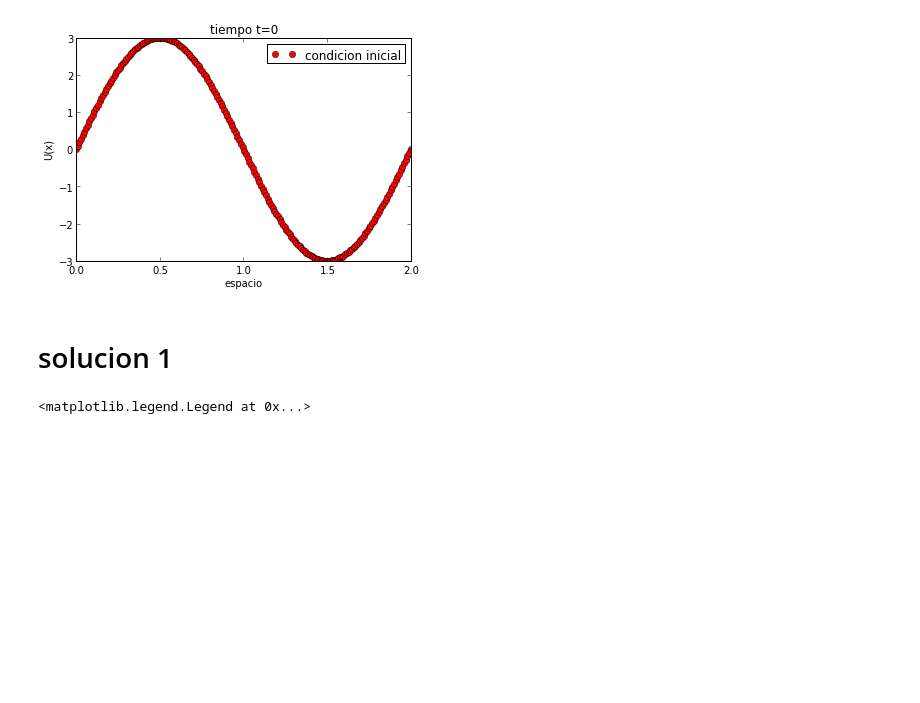
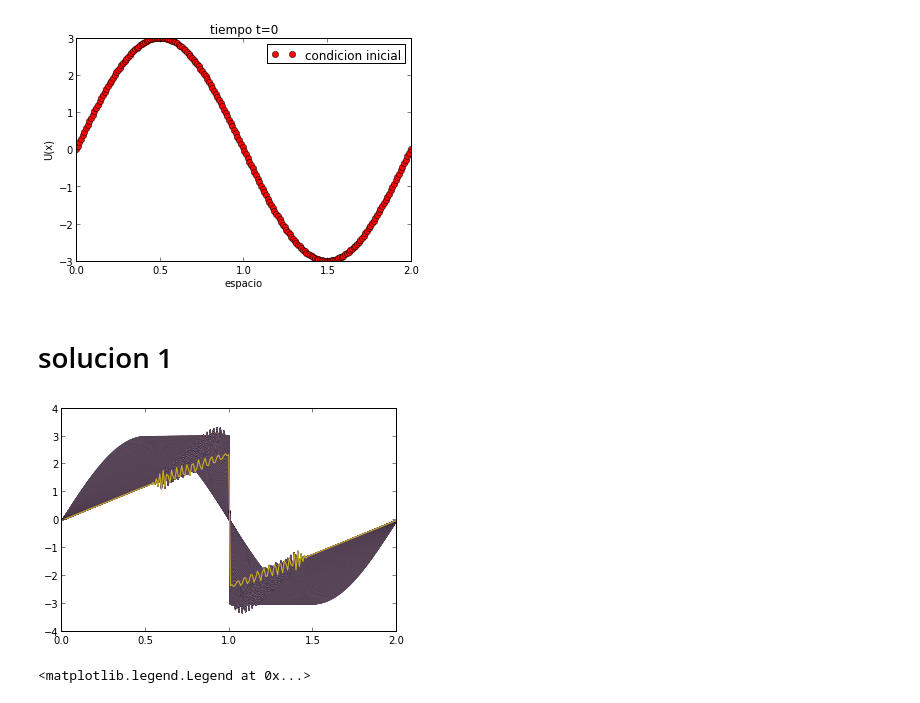
Before and after one commit to daniel-lozano/tarea7, a Jupyter notebook: Burguer_tarea.ipynb, the cells around one changed output. Cells and saved outputs as stored; diff of their text form; code cells hidden in the pictures; blank space fills up the shorter version.

```diff
--- a/Burguer_tarea.ipynb
+++ b/Burguer_tarea.ipynb
@@ -55,15 +55,18 @@ x_past=x.copy()
 # %%
 
 for j in range(espaciotiempo):
-
+   plot(espacio,x)
    x_past=x.copy()
 
    for i in range(1,pasos-1):
 
         x[i]=x_past[i]-(beta*0.5)*( x_past[i+1]**2  -  x_past[i-1]**2 )
 
 
+
 x_final=x.copy()
+# %% [output]
+[figure, added]
 # %%
 plot(espacio,x_final,label="final")
 x2=inicial.copy()
```
